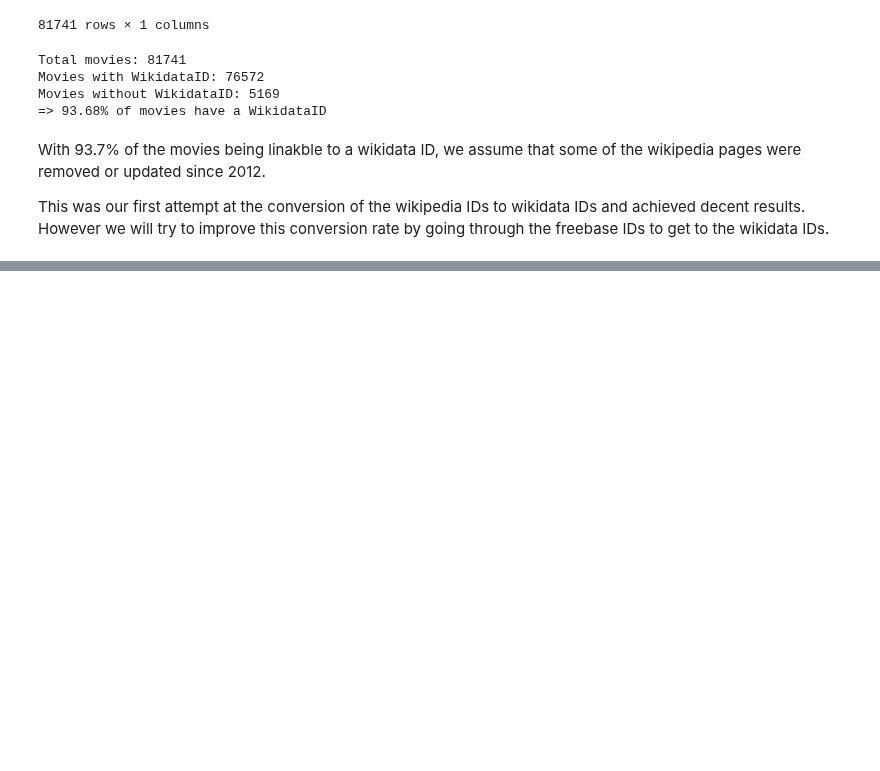
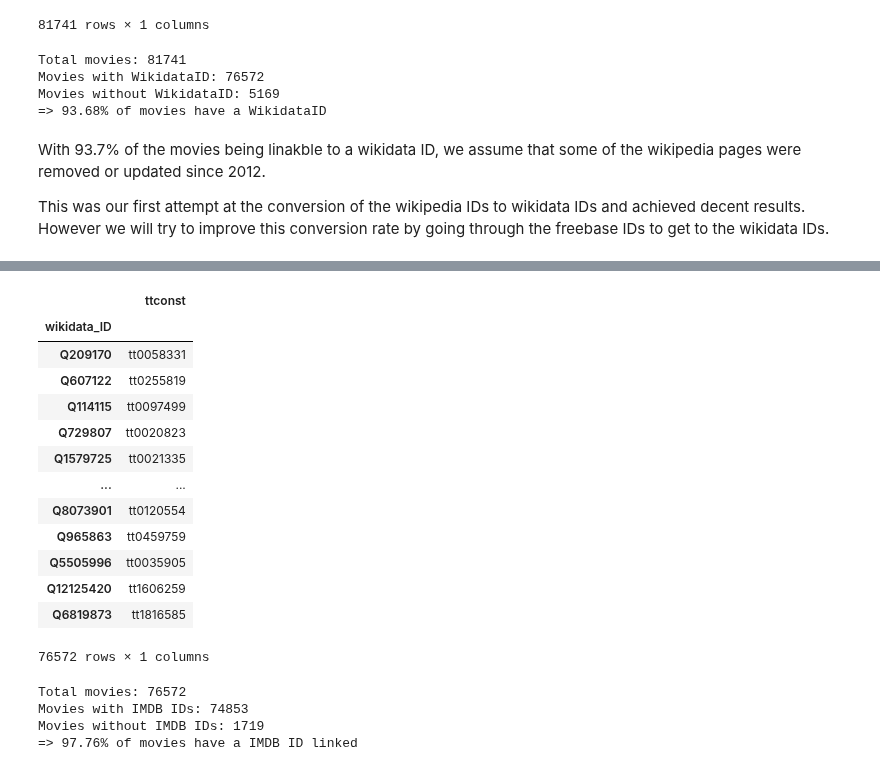
Before and after one commit to epfl-ada/ada-2023-project-abadakor, a Jupyter notebook: data/convert_ids.ipynb, the cells around one changed output, grey strips where cells are left out. Cells and saved outputs as stored; diff of their text form; code cells hidden in the pictures; blank space fills up the shorter version.

```diff
--- a/data/convert_ids.ipynb
+++ b/data/convert_ids.ipynb
@@ -202,0 +237,23 @@ This was our first attempt at the conversion of the wikipedia IDs to wikidata ID
+# %%
+# Request setup
+base_url = 'https://www.wikidata.org/w/api.php'
+
+headers = {
+    "Authorization": "Bearer {}".format(WIKI_API_TOKEN)
+}
+# %%
+# Test fetching for a single wikidata imdb_id property
+test_wikidata_id = 'Q261700'
+
+# Request parameters
+params = {
+    "action": "wbgetentities",
+    "ids": test_wikidata_id,
+    "format": "json",
+    "props": "claims"
+}
+
+# Request the pageprops for a page
+response = requests.get(base_url, headers=headers, params=params).json()
+
+print('WikidataID: {} - IMDB tconst: {}'.format(test_wikidata_id, response['entities'][test_wikidata_id]['claims'][IMDB_claim][0]['mainsnak']['datavalue']['value']))
@@ -202,0 +264,7 @@ This was our first attempt at the conversion of the wikipedia IDs to wikidata ID
+# %%
+# Parameters
+max_url_batch = 50
+# %%
+# We group all the wikidata IDs in batches of 50 to make the requests (dropping the NaN values)
+batch_wikidata_ids = ['|'.join(map(str, wikidata_ids[i:i + max_url_batch])) for i in range(0, len(wikidata_ids), max_url_batch)]
+print("Batch requests: {}\nTotal movie count: {}".format(len(batch_wikidata_ids), len(wikidata_ids)))
@@ -202,0 +313,28 @@ This was our first attempt at the conversion of the wikipedia IDs to wikidata ID
+# %%
+# Create table to store relations between wikidataID and ttconst
+wdata_ttconst_df = pd.DataFrame(columns=['wikidata_ID', 'ttconst'])
+wdata_ttconst_df['wikidata_ID'] = wdata_ids
+wdata_ttconst_df['ttconst'] = ttconsts
+
+# Set the index to wikidata_ID
+wdata_ttconst_df.set_index('wikidata_ID', inplace=True)
+
+# Set all empty ttconst to NaN
+wdata_ttconst_df['ttconst'].replace('', np.nan, inplace=True)
+
+display(wdata_ttconst_df)
+# %% [output]
+|  | ttconst |
+| wikidata_ID |  |
+| Q209170 | tt0058331 |
+| Q607122 | tt0255819 |
+| Q114115 | tt0097499 |
+| Q729807 | tt0020823 |
+| Q1579725 | tt0021335 |
+| ... | ... |
+| Q8073901 | tt0120554 |
+| Q965863 | tt0459759 |
+| Q5505996 | tt0035905 |
+| Q12125420 | tt1606259 |
+| Q6819873 | tt1816585 |
+76572 rows × 1 columns
@@ -202,0 +344,11 @@ This was our first attempt at the conversion of the wikipedia IDs to wikidata ID
+# %%
+# Compute statistics
+print("Total movies: {}".format(len(wdata_ttconst_df.index)))
+print("Movies with IMDB IDs: {}".format(len(wdata_ttconst_df.dropna().index)))
+print("Movies without IMDB IDs: {}".format(len(wdata_ttconst_df[wdata_ttconst_df['ttconst'].isnull()].index)))
+print("=> {}% of movies have a IMDB ID linked".format(round(len(wdata_ttconst_df.dropna().index) / len(wdata_ttconst_df.index) * 100, 2)))
+# %% [output]
+Total movies: 76572
+Movies with IMDB IDs: 74853
+Movies without IMDB IDs: 1719
+=> 97.76% of movies have a IMDB ID linked
```
Also changed, not shown: parts of 18 cells of this notebook, 1 other file.
